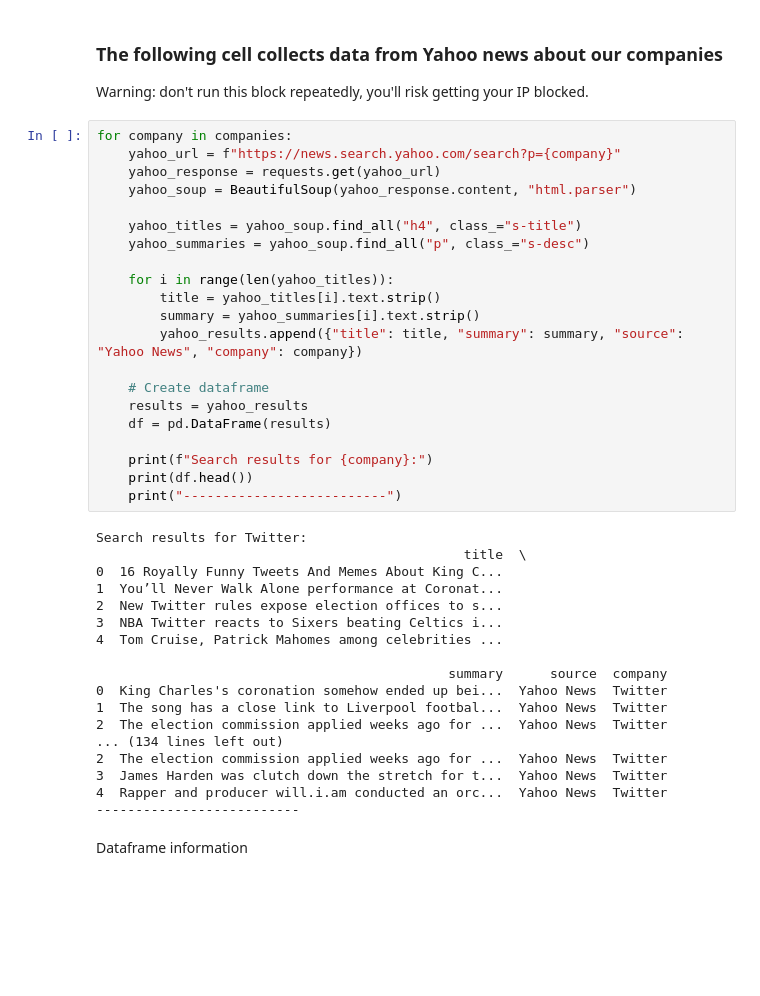
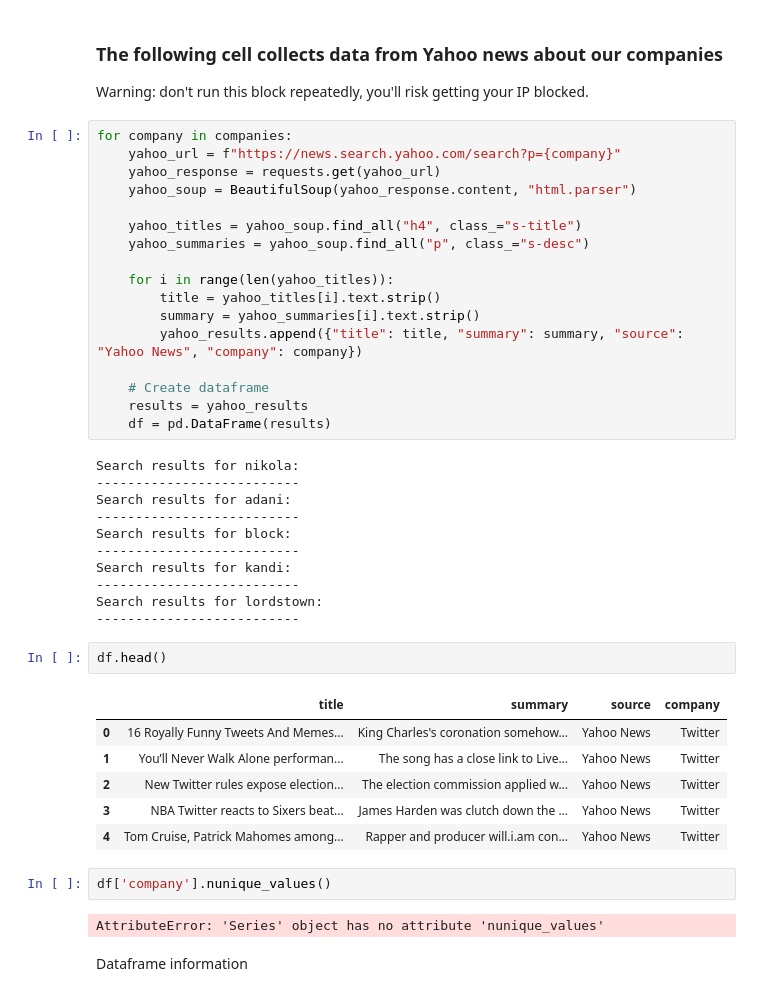
Before and after one commit to udaykumar1997/Deep-Learning-for-Sentiment-Analysis-of-Financial-News, a Jupyter notebook: 2-Scraping (Yahoo news).ipynb, the cells around one changed output. Drawn from its saved outputs; the diff is of its cells as text; blank space fills up the shorter version.

```diff
--- a/2-Scraping (Yahoo news).ipynb
+++ b/2-Scraping (Yahoo news).ipynb
@@ -52,28 +52,30 @@ for company in companies:
     # Create dataframe
     results = yahoo_results
     df = pd.DataFrame(results)
-
-    print(f"Search results for {company}:")
-    print(df.head())
-    print("--------------------------")
 # %% [output]
-Search results for Twitter:
-                                               title  \
-0  16 Royally Funny Tweets And Memes About King C...
-1  You’ll Never Walk Alone performance at Coronat...
-2  New Twitter rules expose election offices to s...
-3  NBA Twitter reacts to Sixers beating Celtics i...
-4  Tom Cruise, Patrick Mahomes among celebrities ...
-
-                                             summary      source  company
-0  King Charles's coronation somehow ended up bei...  Yahoo News  Twitter
-1  The song has a close link to Liverpool footbal...  Yahoo News  Twitter
-2  The election commission applied weeks ago for ...  Yahoo News  Twitter
-... (134 lines left out)
-2  The election commission applied weeks ago for ...  Yahoo News  Twitter
-3  James Harden was clutch down the stretch for t...  Yahoo News  Twitter
-4  Rapper and producer will.i.am conducted an orc...  Yahoo News  Twitter
+Search results for nikola:
 --------------------------
+Search results for adani:
+--------------------------
+Search results for block:
+--------------------------
+Search results for kandi:
+--------------------------
+Search results for lordstown:
+--------------------------
+# %%
+df.head()
+# %% [output]
+|  | title | summary | source | company |
+| 0 | 16 Royally Funny Tweets And Memes... | King Charles's coronation somehow... | Yahoo News | Twitter |
+| 1 | You’ll Never Walk Alone performan... | The song has a close link to Live... | Yahoo News | Twitter |
+| 2 | New Twitter rules expose election... | The election commission applied w... | Yahoo News | Twitter |
+| 3 | NBA Twitter reacts to Sixers beat... | James Harden was clutch down the ... | Yahoo News | Twitter |
+| 4 | Tom Cruise, Patrick Mahomes among... | Rapper and producer will.i.am con... | Yahoo News | Twitter |
+# %%
+df['company'].nunique_values()
+# %% [output]
+AttributeError: 'Series' object has no attribute 'nunique_values'
 # %% [markdown]
 Dataframe information
 # %%
```
Also changed, not shown: parts of 8 cells of this notebook, 2 other files.
